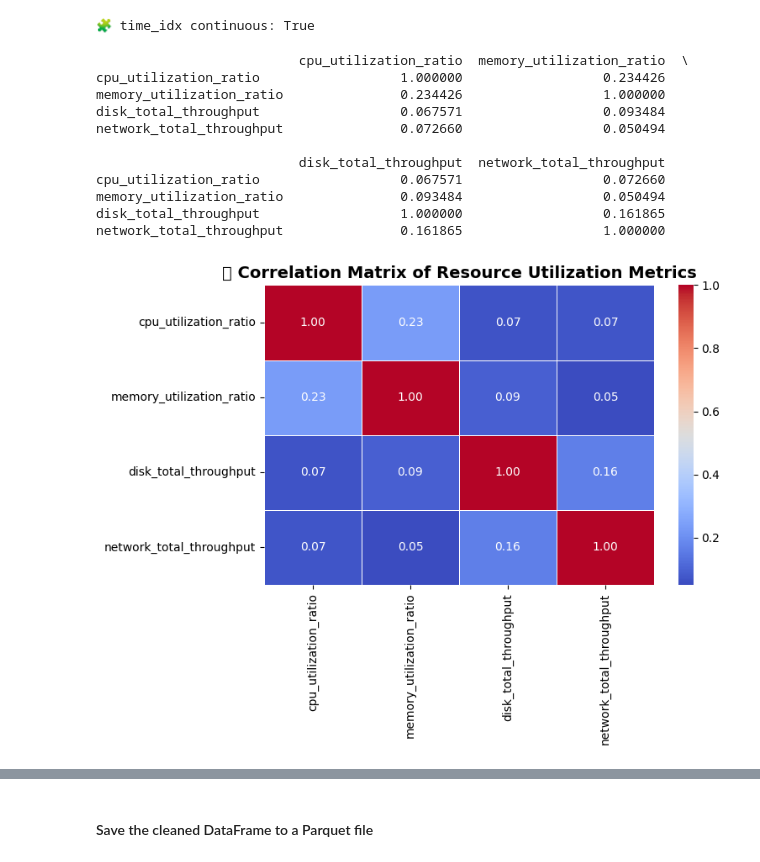
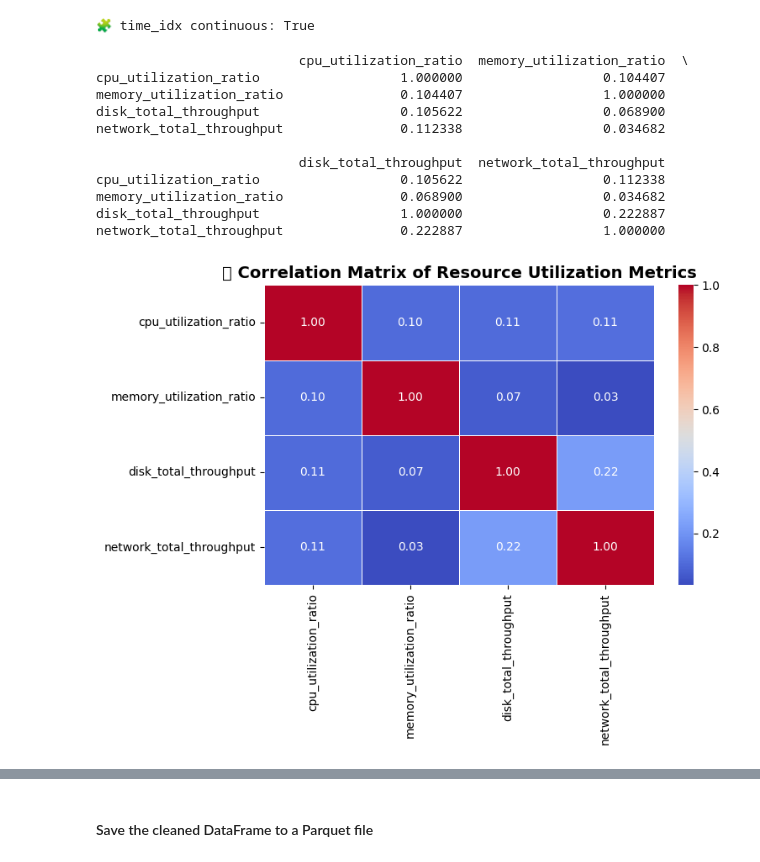
Before and after one commit to swaraj0009/AI_Models, a Jupyter notebook: TFT/notebooks/3_Feature_Engineering.ipynb, the cells around one changed output, grey strips where cells are left out. Drawn from its saved outputs; the diff is of its cells as text; code cells hidden in the pictures.

```diff
--- a/TFT/notebooks/3_Feature_Engineering.ipynb
+++ b/TFT/notebooks/3_Feature_Engineering.ipynb
@@ -601,35 +601,35 @@ print("🧩 time_idx continuous:", check_time_idx_continuity(df_full_streak))
 # %%
 # Define targets
 target_cols = [
     'cpu_utilization_ratio',
     'memory_utilization_ratio',
     'disk_total_throughput',
     'network_total_throughput'
 ]
 
 # Compute correlation matrix
-corr_matrix = df2[target_cols].corr()
+corr_matrix = df_full_streak[target_cols].corr()
 
 print(corr_matrix)
 
 # Set up the plot
 plt.figure(figsize=(8, 6))
 sns.heatmap(corr_matrix, annot=True, cmap='coolwarm', fmt=".2f", linewidths=0.5)
 
 # Title and layout
 plt.title("🔗 Correlation Matrix of Resource Utilization Metrics", fontsize=14, weight='bold')
 plt.tight_layout()
 plt.show()
 # %% [output]
                           cpu_utilization_ratio  memory_utilization_ratio  \
-cpu_utilization_ratio                  1.000000                  0.234426
-memory_utilization_ratio               0.234426                  1.000000
-disk_total_throughput                  0.067571                  0.093484
-network_total_throughput               0.072660                  0.050494
+cpu_utilization_ratio                  1.000000                  0.104407
+memory_utilization_ratio               0.104407                  1.000000
+disk_total_throughput                  0.105622                  0.068900
+network_total_throughput               0.112338                  0.034682
 
                           disk_total_throughput  network_total_throughput
-cpu_utilization_ratio                  0.067571                  0.072660
-memory_utilization_ratio               0.093484                  0.050494
-disk_total_throughput                  1.000000                  0.161865
-network_total_throughput               0.161865                  1.000000
+cpu_utilization_ratio                  0.105622                  0.112338
+memory_utilization_ratio               0.068900                  0.034682
+disk_total_throughput                  1.000000                  0.222887
+network_total_throughput               0.222887                  1.000000
-[figure, old version]
+[figure, new version]
```
Also changed, not shown: parts of 3 cells of this notebook.
